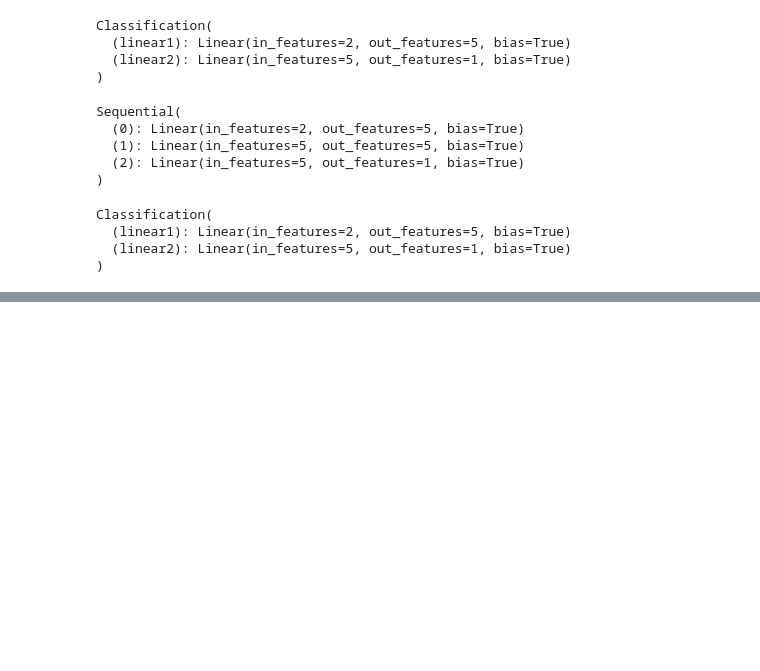
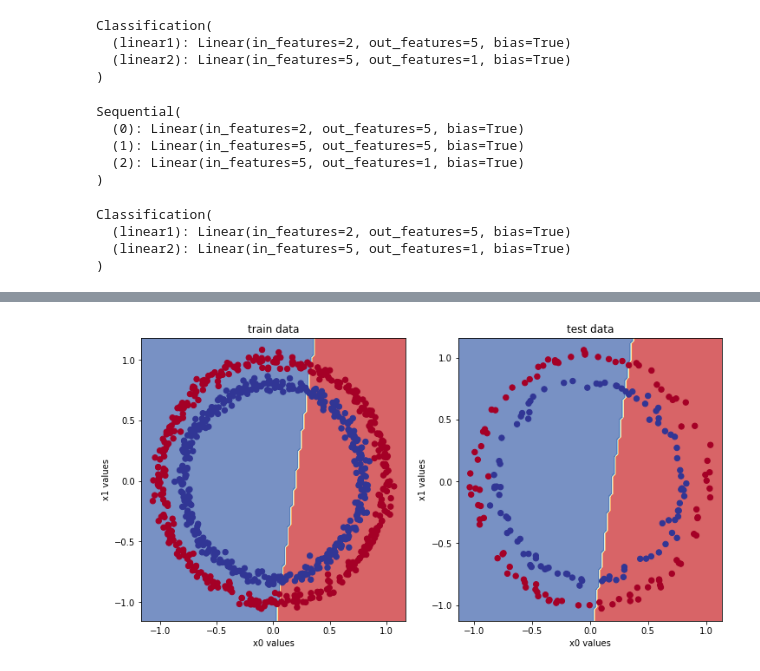
Before and after one commit to mohammadAliMkh/Pytorch, a Jupyter notebook: pytorch.ipynb, the cells around one changed output, grey strips where cells are left out. Saved outputs shown, nothing was run; the diff lists cells and outputs as text; code cells hidden in the pictures; blank space fills up the shorter version.

Commit message:
build another model with more hidden units and layer, checking if goof results will achieve or not? no

```diff
--- a/pytorch.ipynb
+++ b/pytorch.ipynb
@@ -218,0 +220,33 @@ plot_decision_boundary(clf_model , test_data , test_label)
+# %%
+clf_model2 = torch.nn.Sequential(
+    torch.nn.Linear(in_features = 2 , out_features = 10),
+    torch.nn.Linear(in_features = 10 , out_features = 10),
+    torch.nn.Linear(in_features = 10 , out_features = 1)
+).to(device)
+# %%
+loss_fn = torch.nn.BCEWithLogitsLoss()
+optimizer = torch.optim.SGD(clf_model2.parameters() , lr = 0.01)
+# %%
+epochs = 500
+for step in range(epochs):
+
+  clf_model2.train()
+
+  train_logits = clf_model2(train_data.to(device))
+
+  train_loss = loss_fn(torch.squeeze(train_logits) , train_label.to(device))
+
+  optimizer.zero_grad()
+
+  train_loss.backward()
+
+  optimizer.step()
+
+  clf_model2.eval()
+  with torch.inference_mode():
+    test_logits = clf_model2(test_data.to(device))
+    test_preds = torch.round(torch.sigmoid(torch.squeeze(test_logits)))
+    test_loss = loss_fn(torch.squeeze(test_logits) , test_label.to(device))
+
+  if step % 10 == 0:
+    print(f"step {step:3d} => train loss\t{train_loss:0.4f} | test loss\t{test_loss:0.4f} | accuracy\t{cal_accuray(test_label.to(device), valid_preds):0.2f}%")
@@ -218,0 +271,14 @@ plot_decision_boundary(clf_model , test_data , test_label)
+# %%
+plt.figure(figsize = (12 , 6))
+plt.subplot(1 , 2 , 1)
+plt.title("train data")
+plt.xlabel("x0 values")
+plt.ylabel("x1 values")
+plot_decision_boundary(clf_model2 , train_data , train_label)
+plt.subplot(1 , 2 , 2)
+plt.title("test data")
+plt.xlabel("x0 values")
+plt.ylabel("x1 values")
+plot_decision_boundary(clf_model2 , test_data , test_label)
+# %% [output]
+[figure, added]
```
Also changed, not shown: parts of 11 cells of this notebook.
